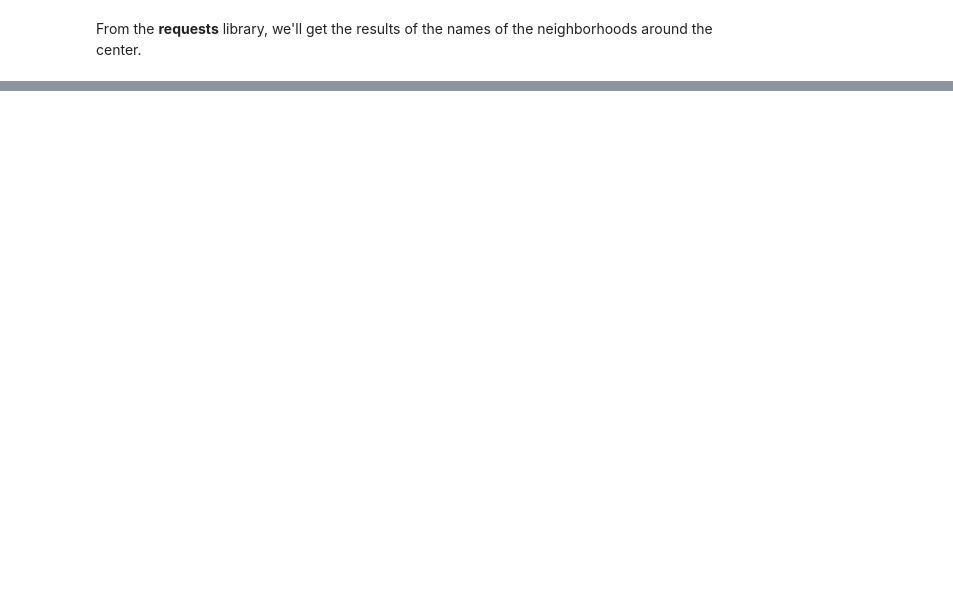
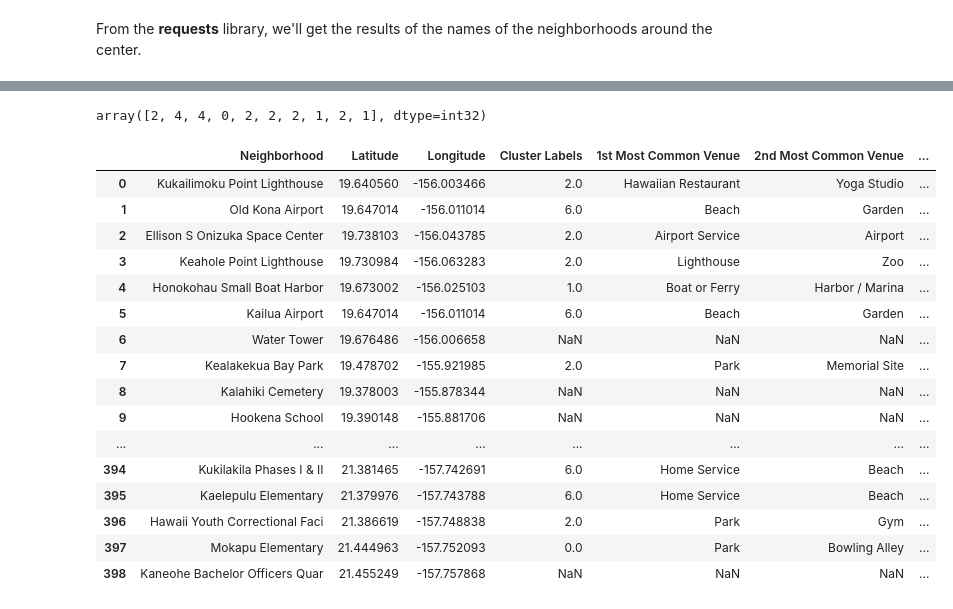
Before and after one commit to Debaparna-Goswami/Coursera_Capstone, a Jupyter notebook: Battle_of_neighborhoods.ipynb, the cells around one changed output, grey strips where cells are left out. Saved outputs shown, nothing was run; the diff lists cells and outputs as text; code cells hidden in the pictures; blank space fills up the shorter version.

```diff
--- a/Battle_of_neighborhoods.ipynb
+++ b/Battle_of_neighborhoods.ipynb
@@ -333,0 +537,3 @@ results
+# %%
+hawaii_grouped = hawaii_onehot.groupby('Neighborhood').mean().reset_index()
+hawaii_grouped.head()
@@ -333,0 +580,27 @@ results
+# %%
+def return_most_common_venues(row, num_top_venues):
+    row_categories = row.iloc[1:]
+    row_categories_sorted = row_categories.sort_values(ascending=False)
+
+    return row_categories_sorted.index.values[0:num_top_venues]
+# %%
+num_top_venues = 10
+
+indicators = ['st', 'nd', 'rd']
+
+# create columns according to number of top venues
+columns = ['Neighborhood']
+for ind in np.arange(num_top_venues):
+    try:
+        columns.append('{}{} Most Common Venue'.format(ind+1, indicators[ind]))
+    except:
+        columns.append('{}th Most Common Venue'.format(ind+1))
+
+# create a new dataframe
+neighborhoods_venues_sorted = pd.DataFrame(columns=columns)
+neighborhoods_venues_sorted['Neighborhood'] = hawaii_grouped['Neighborhood']
+
+for ind in np.arange(hawaii_grouped.shape[0]):
+    neighborhoods_venues_sorted.iloc[ind, 1:] = return_most_common_venues(hawaii_grouped.iloc[ind, :], num_top_venues)
+
+neighborhoods_venues_sorted.head()
@@ -333,0 +614,40 @@ results
+# %%
+kclusters = 9
+
+hawaii_grouped_clustering = hawaii_grouped.drop('Neighborhood', 1)
+
+# run k-means clustering
+kmeans = KMeans(n_clusters=kclusters, random_state=0).fit(hawaii_grouped_clustering)
+
+# check cluster labels generated for each row in the dataframe
+kmeans.labels_[0:10]
+# %% [output]
+array([2, 4, 4, 0, 2, 2, 2, 1, 2, 1], dtype=int32)
+# %%
+# add clustering labels
+# neighborhoods_venues_sorted.insert(0, 'Cluster Labels', kmeans.labels_)
+
+hawaii_merged = neighborhoods
+
+# merge toronto_grouped with toronto_data to add latitude/longitude for each neighborhood
+hawaii_merged =hawaii_merged.join(neighborhoods_venues_sorted.set_index('Neighborhood'), on='Neighborhood')
+
+hawaii_merged # check the last columns!
+# %% [output]
+|  | Neighborhood | Latitude | Longitude | Cluster Labels | 1st Most Common Venue | 2nd Most Common Venue | ... |
+| 0 | Kukailimoku Point Lighthouse | 19.640560 | -156.003466 | 2.0 | Hawaiian Restaurant | Yoga Studio | ... |
+| 1 | Old Kona Airport | 19.647014 | -156.011014 | 6.0 | Beach | Garden | ... |
+| 2 | Ellison S Onizuka Space Center | 19.738103 | -156.043785 | 2.0 | Airport Service | Airport | ... |
+| 3 | Keahole Point Lighthouse | 19.730984 | -156.063283 | 2.0 | Lighthouse | Zoo | ... |
+| 4 | Honokohau Small Boat Harbor | 19.673002 | -156.025103 | 1.0 | Boat or Ferry | Harbor / Marina | ... |
+| 5 | Kailua Airport | 19.647014 | -156.011014 | 6.0 | Beach | Garden | ... |
+| 6 | Water Tower | 19.676486 | -156.006658 | NaN | NaN | NaN | ... |
+| 7 | Kealakekua Bay Park | 19.478702 | -155.921985 | 2.0 | Park | Memorial Site | ... |
+| 8 | Kalahiki Cemetery | 19.378003 | -155.878344 | NaN | NaN | NaN | ... |
+| 9 | Hookena School | 19.390148 | -155.881706 | NaN | NaN | NaN | ... |
+| ... | ... | ... | ... | ... | ... | ... | ... |
+| 394 | Kukilakila Phases I & II | 21.381465 | -157.742691 | 6.0 | Home Service | Beach | ... |
+| 395 | Kaelepulu Elementary | 21.379976 | -157.743788 | 6.0 | Home Service | Beach | ... |
+| 396 | Hawaii Youth Correctional Faci | 21.386619 | -157.748838 | 2.0 | Park | Gym | ... |
+| 397 | Mokapu Elementary | 21.444963 | -157.752093 | 0.0 | Park | Bowling Alley | ... |
+| 398 | Kaneohe Bachelor Officers Quar | 21.455249 | -157.757868 | NaN | NaN | NaN | ... |
```
Also changed, not shown: parts of 28 cells of this notebook.
